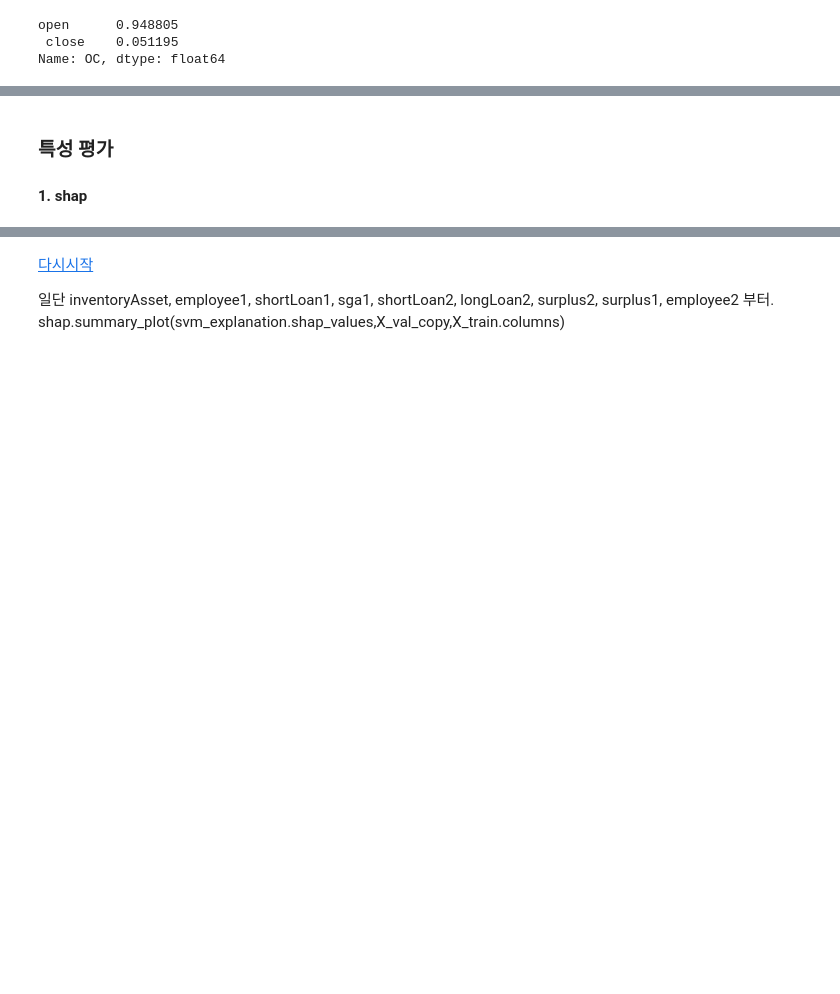
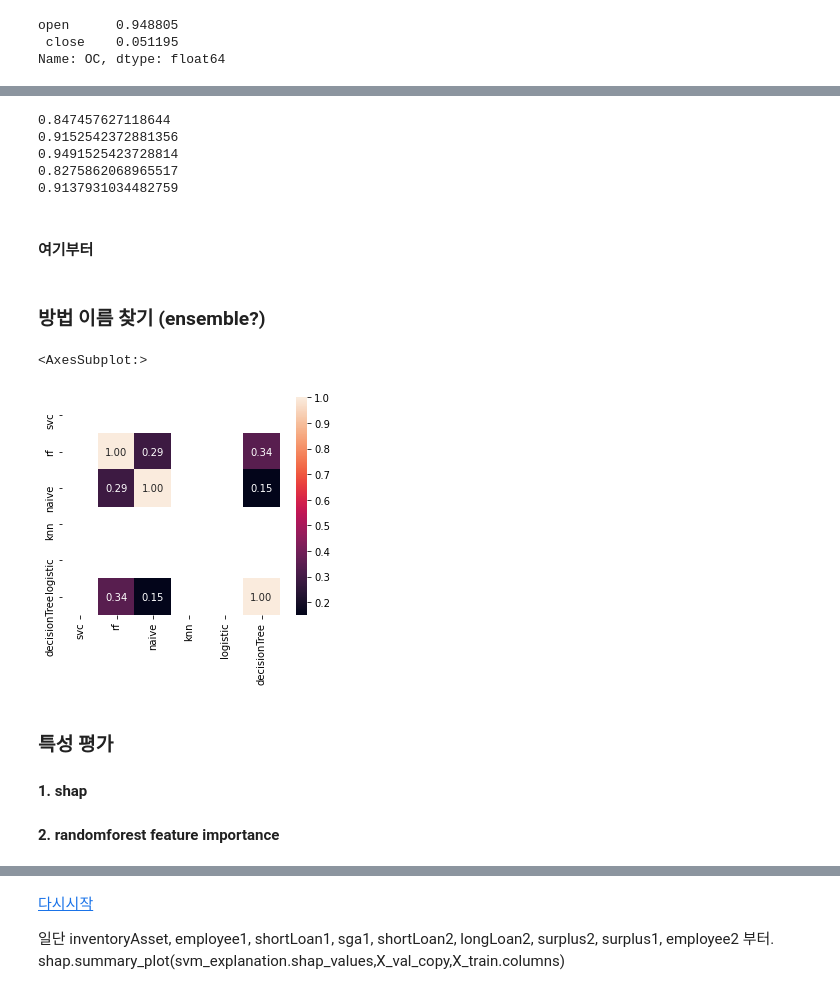
Before and after one commit to Sejong-Kaggle-Challengers/98hyun, a Jupyter notebook: [1주차]/baseline.ipynb, the cells around one changed output, grey strips where cells are left out. Saved outputs shown, nothing was run; the diff lists cells and outputs as text; code cells hidden in the pictures; blank space fills up the shorter version.

```diff
--- a/[1주차]/baseline.ipynb
+++ b/[1주차]/baseline.ipynb
@@ -455,8 +476,8 @@ from sklearn.svm import SVC
 from sklearn.metrics import accuracy_score
 
 cv=KFold(n_splits=5,shuffle=True,random_state=2020)
-models=[]
-X_tr_copy,X_val_copy,y_tr_copy,y_val_copy=0,0,0,0
+models_svc=[]
+# X_tr_copy,X_val_copy,y_tr_copy,y_val_copy=0,0,0,0
 
 for n,(train_idx,valid_idx) in enumerate(cv.split(X_train)):
     # 데이터 나누기
@@ -464,9 +485,9 @@ for n,(train_idx,valid_idx) in enumerate(cv.split(X_train)):
     y_tr,y_val=y_train.iloc[train_idx],y_train.iloc[valid_idx]
 
     # shap 데이터 너무 커서 뺐다.
-    if n==2:
-        X_tr_copy,X_val_copy=X_tr,X_val
-        y_tr_copy,y_val_copy=y_tr,y_val
+#     if n==2:
+#         X_tr_copy,X_val_copy=X_tr,X_val
+#         y_tr_copy,y_val_copy=y_tr,y_val
 
     # 모델 개발 및 학습
     # kernel 정확히 무슨 뜻? rbf?
@@ -474,7 +495,7 @@ for n,(train_idx,valid_idx) in enumerate(cv.split(X_train)):
               kernel='linear',
               verbose=True)
     model.fit(X_tr,y_tr)
-    models.append(model)
+    models_svc.append(model)
 
     # 예측 및 평가
     pred=model.predict(X_val)
@@ -488,0 +632,46 @@ for n,(train_idx,valid_idx) in enumerate(cv.split(X_train)):
+# %%
+# 의사결정트리
+
+from sklearn.tree import DecisionTreeClassifier
+from sklearn.model_selection import KFold
+from sklearn.metrics import accuracy_score
+
+cv=KFold(n_splits=5,shuffle=True,random_state=2020)
+models_dt=[]
+
+for n,(train_idx,valid_idx) in enumerate(cv.split(X_train)):
+    # 데이터 나누기
+    X_tr,X_val=X_train.iloc[train_idx],X_train.iloc[valid_idx]
+    y_tr,y_val=y_train.iloc[train_idx],y_train.iloc[valid_idx]
+
+    # 모델 개발 및 학습
+    model=DecisionTreeClassifier(random_state=2020)
+    model.fit(X_tr,y_tr)
+    models_dt.append(model)
+
+    # 예측 및 평가
+    pred=model.predict(X_val)
+    score=(accuracy_score(pred,y_val))
+    print(score)
+# %% [output]
+0.847457627118644
+0.9152542372881356
+0.9491525423728814
+0.8275862068965517
+0.9137931034482759
+# %% [markdown]
+<h4><a id="last">여기부터</a></h4>
+# %% [markdown]
+### 방법 이름 찾기 (ensemble?)
+# %%
+ensemble=pd.DataFrame({'svc':models_svc[2].predict(X_test),
+                       'rf':models_rf[2].predict(X_test),
+                       'naive':models_naive[2].predict(X_test),
+                       'knn':models_knn[2].predict(X_test),
+                       'logistic':models_lr[2].predict(X_test),
+                       'decisionTree':models_dt[2].predict(X_test)})
+# 왜 안나오는지?
+sns.heatmap(ensemble.corr(),annot=True,square=True,fmt='.2f')
+# %% [output]
+<AxesSubplot:>
+[figure, added]
@@ -490,3 +684,4 @@ for n,(train_idx,valid_idx) in enumerate(cv.split(X_train)):
 ### 특성 평가
 
 #### 1. shap
+#### 2. randomforest feature importance
```
Also changed, not shown: parts of 24 cells of this notebook.
